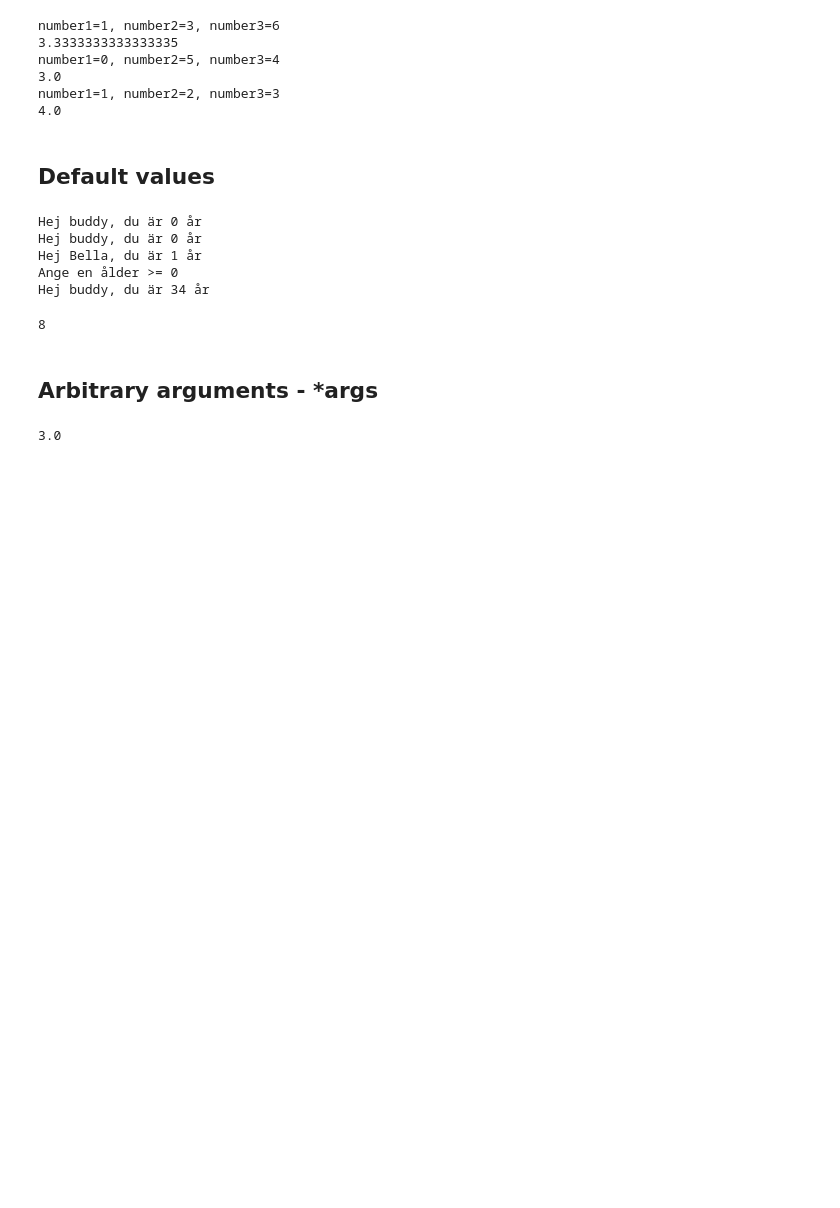
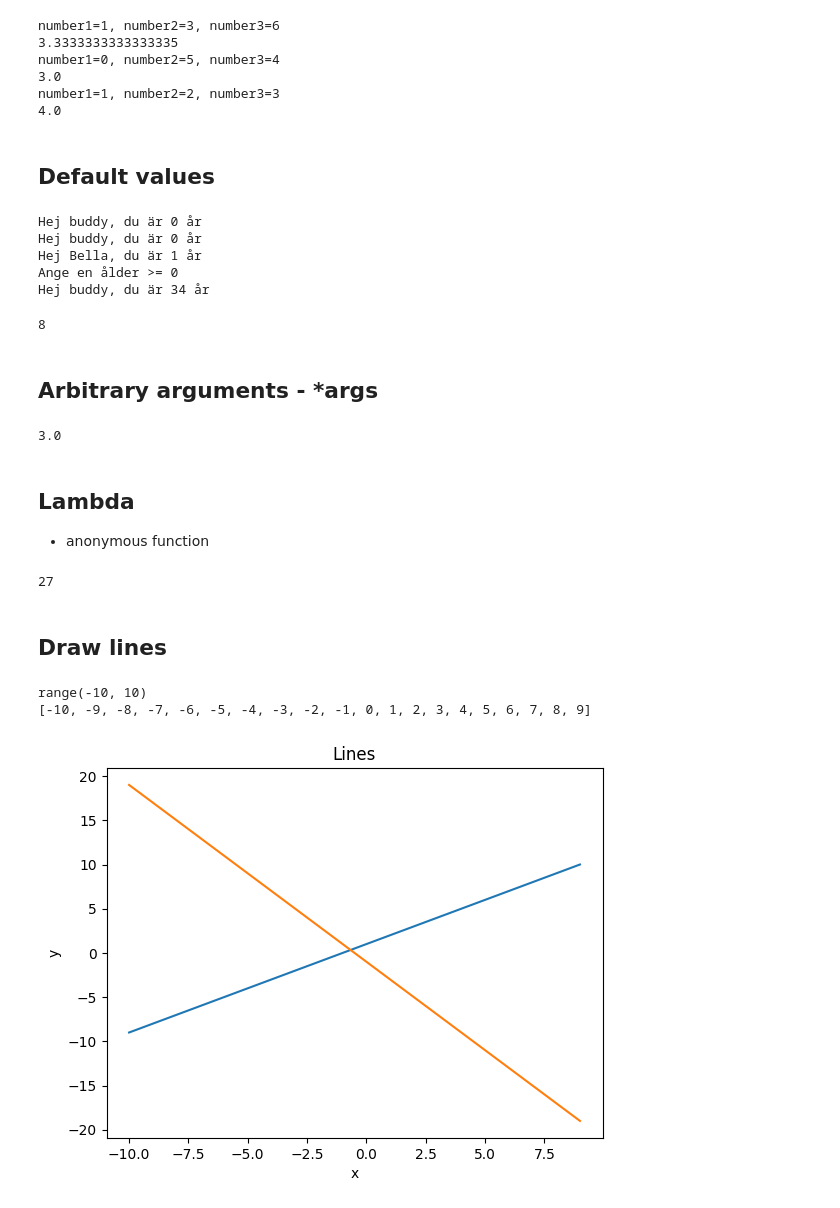
Before and after one commit to JonasBE13/Python-Jonas-Bengtstrom, a Jupyter notebook: code-alongs/l6-functions.ipynb, the cells around one changed output. Drawn from its saved outputs; the diff is of its cells as text; code cells hidden in the pictures; blank space fills up the shorter version.

Commit message:
l6 functions lambda, plot

```diff
--- a/code-alongs/l6-functions.ipynb
+++ b/code-alongs/l6-functions.ipynb
@@ -88,3 +88,36 @@ def my_mean2(*numbers): # *numbers i can add how many positional arguments that
 my_mean2(1,2,3,4,5)
 # %% [output]
 3.0
+# %% [markdown]
+## Lambda
+
+- anonymous function
+# %%
+cuber = lambda x: x**3
+
+cuber(3)
+# %% [output]
+27
+# %% [markdown]
+## Draw lines
+# %%
+import matplotlib.pyplot as plt
+def draw_lines(x_list, k=1, m=1, title = ""):
+    y_list = [k*x+m for x in x_list]
+
+    plt.plot(x_list, y_list)
+    plt.xlabel("x")
+    plt.ylabel("y")
+    plt.title(title)
+
+print(range(-10,10))
+x = list(range(-10,10))
+print(x)
+draw_lines(x, title = "Lines")
+draw_lines(x, k=-2, m=-1, title = "Lines")
+
+# TODO find intersection point and plot it
+# %% [output]
+range(-10, 10)
+[-10, -9, -8, -7, -6, -5, -4, -3, -2, -1, 0, 1, 2, 3, 4, 5, 6, 7, 8, 9]
+[figure, added]
```
